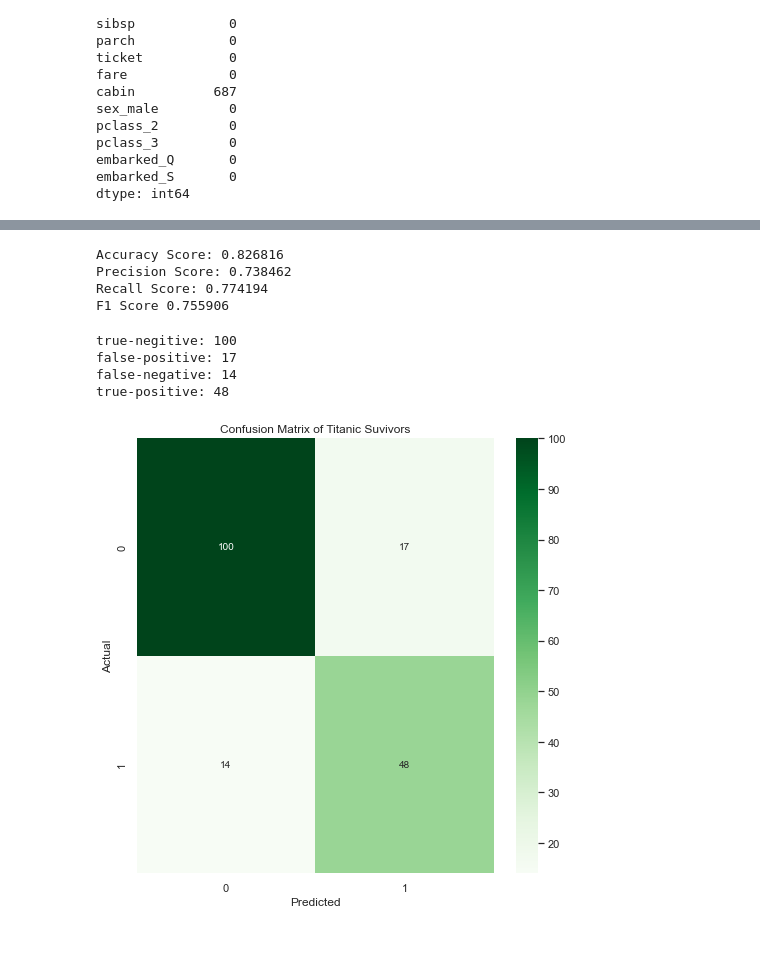
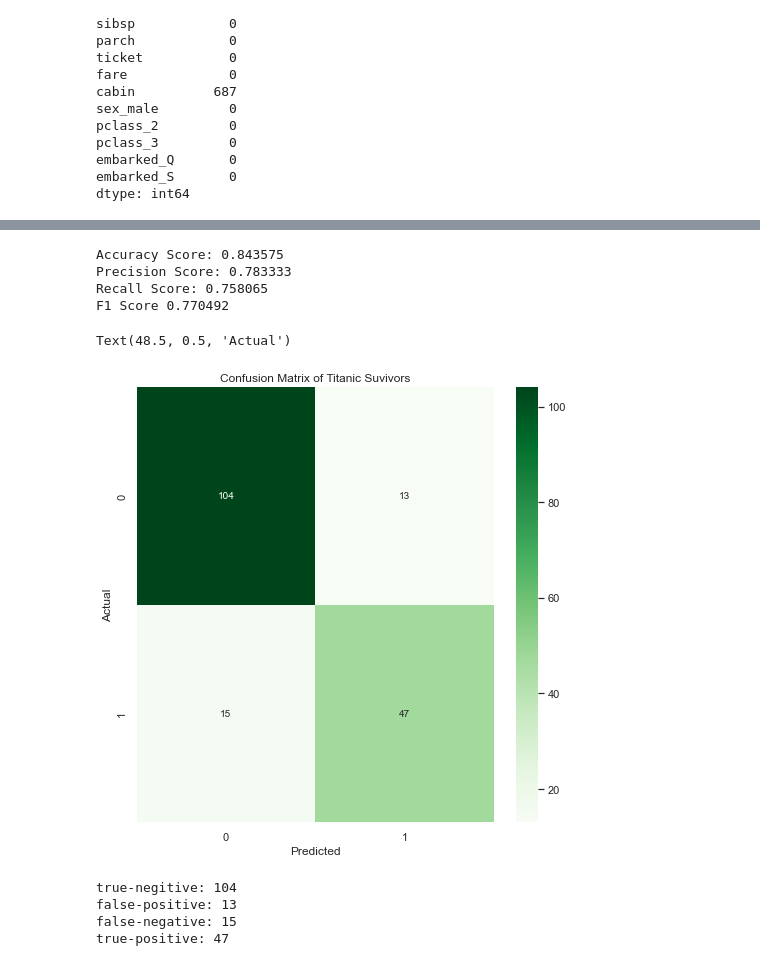
Before and after one commit to ZBHlily/2022-fall-data-science, a Jupyter notebook: Week-03-Intro-To-ML/Exercise-Logistic-Regression.ipynb, the cells around one changed output, grey strips where cells are left out. Cells and saved outputs as stored; diff of their text form; code cells hidden in the pictures.

```diff
--- a/Week-03-Intro-To-ML/Exercise-Logistic-Regression.ipynb
+++ b/Week-03-Intro-To-ML/Exercise-Logistic-Regression.ipynb
@@ -419,18 +419,18 @@ model_3 = LogisticRegression()
 model_3.fit(X_train, y_train)
 
 # Make new predicitions using our testing data.
-y_pred_3 = model_3.predict(X_test)
+y_pred3 = model_3.predict(X_test)
 
 # Calculate our accuracy
-accuracy = accuracy_score(y_test, y_pred2)
+accuracy = accuracy_score(y_test, y_pred3)
 
 # Calculate our precision score
-precision = precision_score(y_test, y_pred2)
+precision = precision_score(y_test, y_pred3)
 
 # Calculate our recall score
-recall = recall_score(y_test, y_pred2)
+recall = recall_score(y_test, y_pred3)
 
-f1 = f1_score(y_test, y_pred2)
+f1 = f1_score(y_test, y_pred3)
 
 # Print each of our scores to inspect performance.
 print("Accuracy Score: %f" % accuracy)
@@ -438,24 +438,34 @@ print("Precision Score: %f" % precision)
 print("Recall Score: %f" % recall)
 print('F1 Score %f' % f1)
 # %% [output]
-Accuracy Score: 0.826816
-Precision Score: 0.738462
-Recall Score: 0.774194
-F1 Score 0.755906
+Accuracy Score: 0.843575
+Precision Score: 0.783333
+Recall Score: 0.758065
+F1 Score 0.770492
 # %%
+#Plot a confusion matrix of your predicted results.
+cm = confusion_matrix(y_test, y_pred3)
+
+# Just rounding them so the numbers are easier to read
+cm = cm.round(2)
+
+tn, fp, fn, tp = confusion_matrix(y_test, y_pred3).ravel()
+
 fig = plt.figure(figsize=(8,8))
 ax = sns.heatmap(cm, annot=True, cmap='Greens', fmt='g')
 plt.title("Confusion Matrix of Titanic Suvivors")
 plt.xlabel('Predicted')
 plt.ylabel('Actual')
-
-print('true-negitive:', tn,
-      '\nfalse-positive:', fp,
-      '\nfalse-negative:', fn,
-      '\ntrue-positive:', tp )
 # %% [output]
-true-negitive: 100
-false-positive: 17
-false-negative: 14
-true-positive: 48
+Text(48.5, 0.5, 'Actual')
-[figure, old version]
+[figure, new version]
+# %%
+print('true-negitive:', tn,
+      '\nfalse-positive:', fp,
+      '\nfalse-negative:', fn,
+      '\ntrue-positive:', tp )
+# %% [output]
+true-negitive: 104
+false-positive: 13
+false-negative: 15
+true-positive: 47
```
Also changed, not shown: parts of 4 cells of this notebook.
